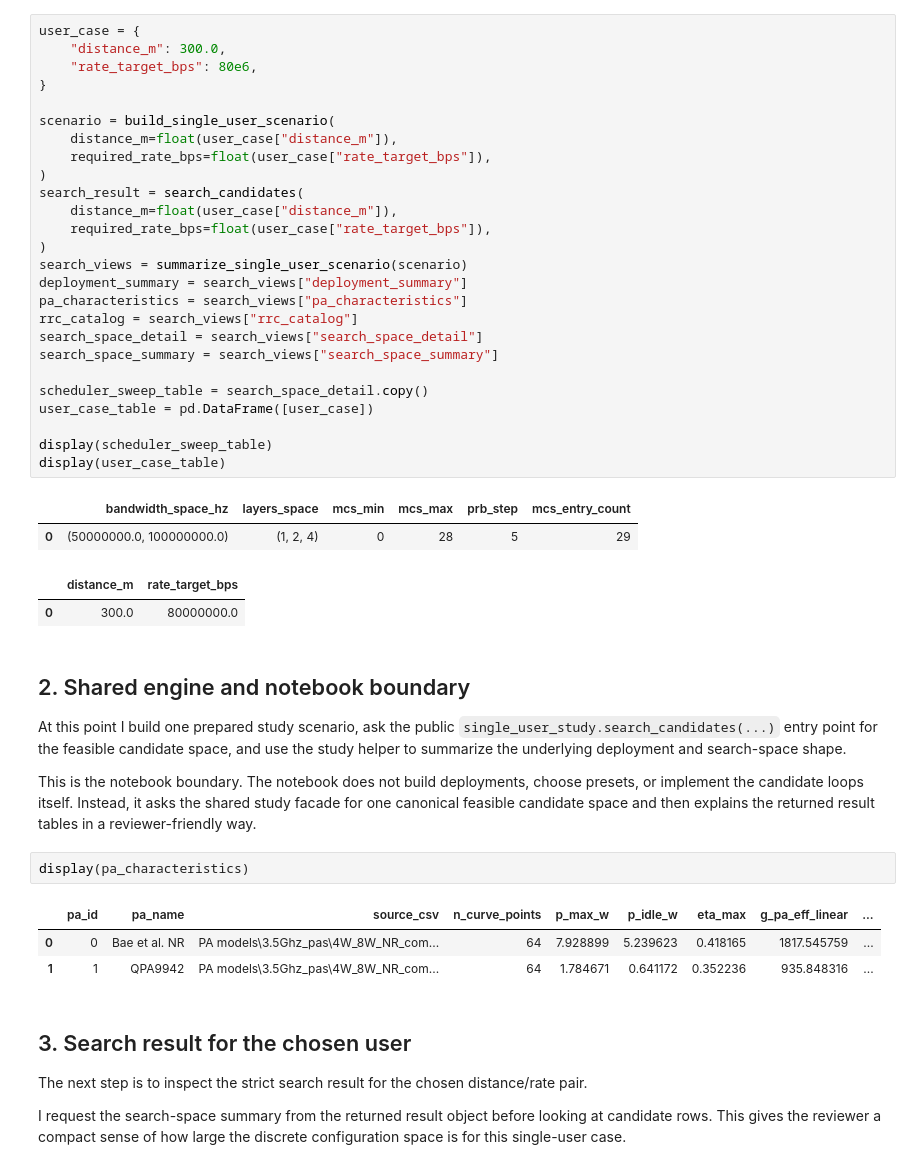
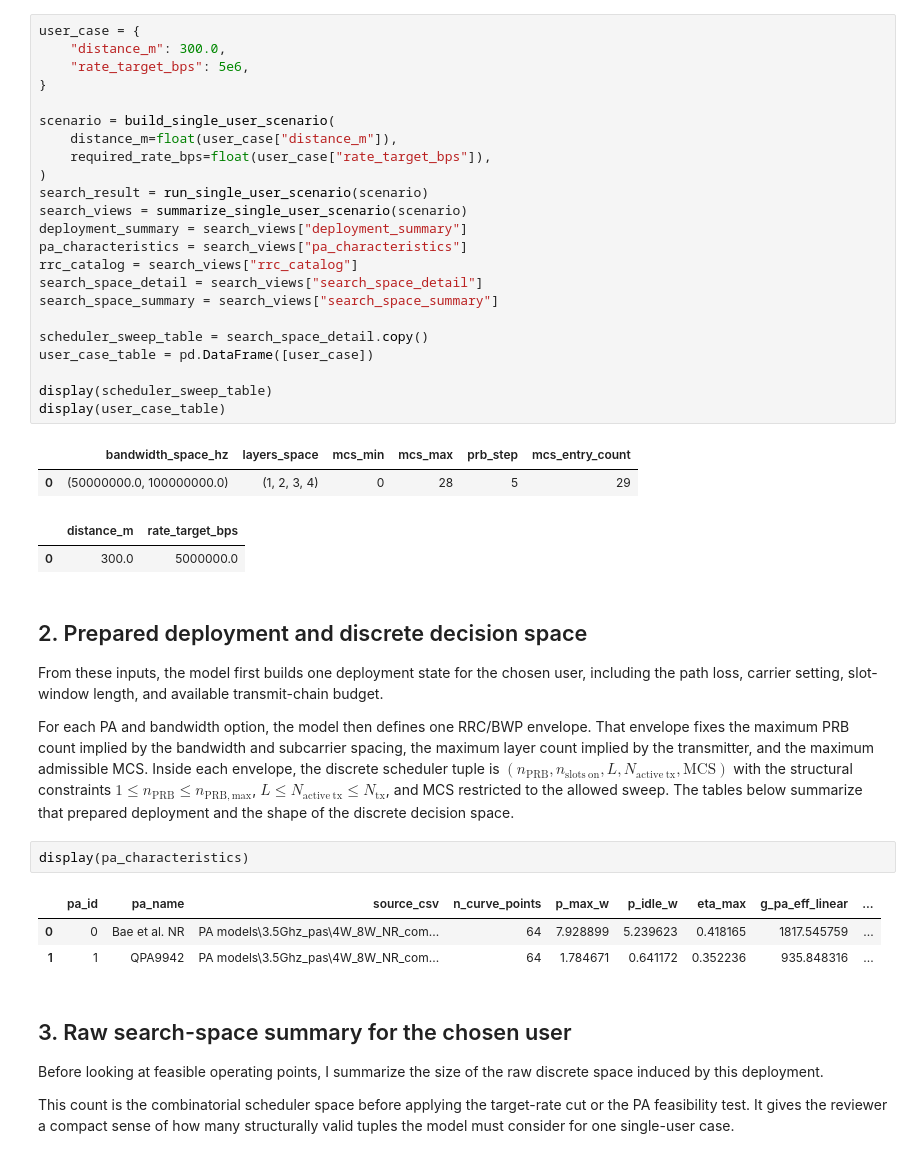
Before and after one commit to henryblu/ran-joint-scheduling-optimization, a Jupyter notebook: single_user_resource_allocation_model.ipynb, the cells around one changed output. Drawn from its saved outputs; the diff is of its cells as text.

Commit message:
state save before i refactor everything :,)

```diff
--- a/single_user_resource_allocation_model.ipynb
+++ b/single_user_resource_allocation_model.ipynb
@@ -51,44 +51,37 @@ from single_user_study import (
 # %%
 user_case = {
     "distance_m": 300.0,
-    "rate_target_bps": 80e6,
+    "rate_target_bps": 5e6,
 }
 
 scenario = build_single_user_scenario(
     distance_m=float(user_case["distance_m"]),
     required_rate_bps=float(user_case["rate_target_bps"]),
 )
-search_result = search_candidates(
-    distance_m=float(user_case["distance_m"]),
-    required_rate_bps=float(user_case["rate_target_bps"]),
-)
+search_result = run_single_user_scenario(scenario)
 search_views = summarize_single_user_scenario(scenario)
 deployment_summary = search_views["deployment_summary"]
 pa_characteristics = search_views["pa_characteristics"]
 rrc_catalog = search_views["rrc_catalog"]
 search_space_detail = search_views["search_space_detail"]
 search_space_summary = search_views["search_space_summary"]
 
 scheduler_sweep_table = search_space_detail.copy()
 user_case_table = pd.DataFrame([user_case])
 
 display(scheduler_sweep_table)
 display(user_case_table)
 # %% [output]
 |  | bandwidth_space_hz | layers_space | mcs_min | mcs_max | prb_step | mcs_entry_count |
-| 0 | (50000000.0, 100000000.0) | (1, 2, 4) | 0 | 28 | 5 | 29 |
+| 0 | (50000000.0, 100000000.0) | (1, 2, 3, 4) | 0 | 28 | 5 | 29 |
 |  | distance_m | rate_target_bps |
-| 0 | 300.0 | 80000000.0 |
+| 0 | 300.0 | 5000000.0 |
 # %% [markdown]
-## 2. Shared engine and notebook boundary
+## 2. Prepared deployment and discrete decision space
 
-At this point I build one prepared study scenario, ask the public `single_user_study.search_candidates(...)`
-entry point for the feasible candidate space, and use the study helper to summarize the underlying deployment
-and search-space shape.
+From these inputs, the model first builds one deployment state for the chosen user, including the path loss, carrier setting, slot-window length, and available transmit-chain budget.
 
-This is the notebook boundary. The notebook does not build deployments, choose presets, or implement the
-candidate loops itself. Instead, it asks the shared study facade for one canonical feasible candidate space and then
-explains the returned result tables in a reviewer-friendly way.
+For each PA and bandwidth option, the model then defines one RRC/BWP envelope. That envelope fixes the maximum PRB count implied by the bandwidth and subcarrier spacing, the maximum layer count implied by the transmitter, and the maximum admissible MCS. Inside each envelope, the discrete scheduler tuple is $(n_{\mathrm{PRB}}, n_{\mathrm{slots\ on}}, L, N_{\mathrm{active\ tx}}, \mathrm{MCS})$ with the structural constraints $1 \leq n_{\mathrm{PRB}} \leq n_{\mathrm{PRB,max}}$, $L \leq N_{\mathrm{active\ tx}} \leq N_{\mathrm{tx}}$, and MCS restricted to the allowed sweep. The tables below summarize that prepared deployment and the shape of the discrete decision space.
 # %%
 display(pa_characteristics)
 # %% [output]
@@ -96,11 +89,11 @@ display(pa_characteristics)
 | 0 | 0 | Bae et al. NR | PA models\3.5Ghz_pas\4W_8W_NR_com... | 64 | 7.928899 | 5.239623 | 0.418165 | 1817.545759 | ... |
 | 1 | 1 | QPA9942 | PA models\3.5Ghz_pas\4W_8W_NR_com... | 64 | 1.784671 | 0.641172 | 0.352236 | 935.848316 | ... |
 # %% [markdown]
-## 3. Search result for the chosen user
+## 3. Raw search-space summary for the chosen user
 
-The next step is to inspect the strict search result for the chosen distance/rate pair.
+Before looking at feasible operating points, I summarize the size of the raw discrete space induced by this deployment.
 
-I request the search-space summary from the returned result object before looking at candidate rows. This gives the reviewer a compact sense of how large the discrete configuration space is for this single-user case.
+This count is the combinatorial scheduler space before applying the target-rate cut or the PA feasibility test. It gives the reviewer a compact sense of how many structurally valid tuples the model must consider for one single-user case.
 # %%
 display(search_space_summary)
 # %% [output]
```
Also changed, not shown: parts of 11 cells of this notebook, 21 other files.
